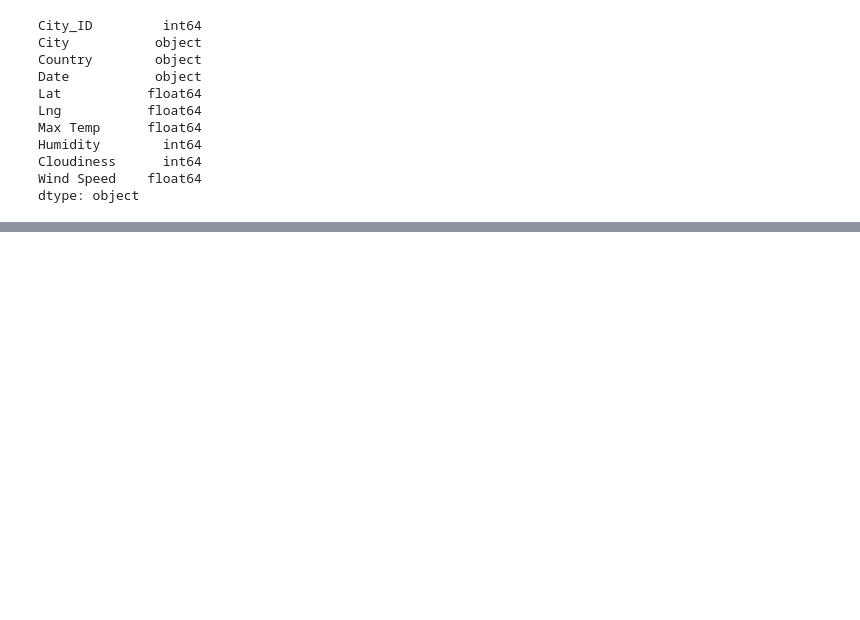
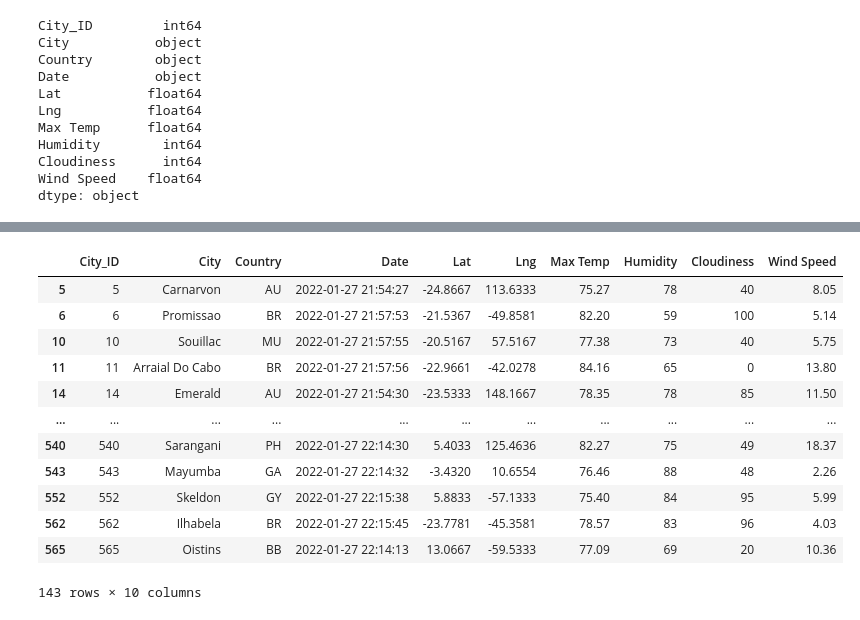
Before and after one commit to alyssamaestringer/World_Weather_Analysis, a Jupyter notebook: VacationPy.ipynb, the cells around one changed output, grey strips where cells are left out. Cells and saved outputs as stored; diff of their text form; code cells hidden in the pictures; blank space fills up the shorter version.

```diff
--- a/VacationPy.ipynb
+++ b/VacationPy.ipynb
@@ -63,0 +127,4 @@ fig
+# %%
+#Asking the customer to imput a min and max temp value
+min_temp = float(input("What is the minimum temperature you would like for your trip?"))
+max_temp = float(input("What is the maximum temperature you would like for your trip?"))
@@ -63,0 +134,6 @@ fig
+# %%
+# new data frame filtering the column maximum temp
+preferred_cities_df = city_data_df.loc[(city_data_df["Max Temp"] <= max_temp) & \
+                                      (city_data_df["Max Temp"] >= min_temp)]
+
+preferred_cities_df.head(10)
@@ -63,0 +181,16 @@ fig
+# %%
+preferred_cities_df.dropna()
+# %% [output]
+|  | City_ID | City | Country | Date | Lat | Lng | Max Temp | Humidity | Cloudiness | Wind Speed |
+| 5 | 5 | Carnarvon | AU | 2022-01-27 21:54:27 | -24.8667 | 113.6333 | 75.27 | 78 | 40 | 8.05 |
+| 6 | 6 | Promissao | BR | 2022-01-27 21:57:53 | -21.5367 | -49.8581 | 82.20 | 59 | 100 | 5.14 |
+| 10 | 10 | Souillac | MU | 2022-01-27 21:57:55 | -20.5167 | 57.5167 | 77.38 | 73 | 40 | 5.75 |
+| 11 | 11 | Arraial Do Cabo | BR | 2022-01-27 21:57:56 | -22.9661 | -42.0278 | 84.16 | 65 | 0 | 13.80 |
+| 14 | 14 | Emerald | AU | 2022-01-27 21:54:30 | -23.5333 | 148.1667 | 78.35 | 78 | 85 | 11.50 |
+| ... | ... | ... | ... | ... | ... | ... | ... | ... | ... | ... |
+| 540 | 540 | Sarangani | PH | 2022-01-27 22:14:30 | 5.4033 | 125.4636 | 82.27 | 75 | 49 | 18.37 |
+| 543 | 543 | Mayumba | GA | 2022-01-27 22:14:32 | -3.4320 | 10.6554 | 76.46 | 88 | 48 | 2.26 |
+| 552 | 552 | Skeldon | GY | 2022-01-27 22:15:38 | 5.8833 | -57.1333 | 75.40 | 84 | 95 | 5.99 |
+| 562 | 562 | Ilhabela | BR | 2022-01-27 22:15:45 | -23.7781 | -45.3581 | 78.57 | 83 | 96 | 4.03 |
+| 565 | 565 | Oistins | BB | 2022-01-27 22:14:13 | 13.0667 | -59.5333 | 77.09 | 69 | 20 | 10.36 |
+143 rows × 10 columns
```
Also changed, not shown: parts of 16 cells of this notebook, 1 other file.
